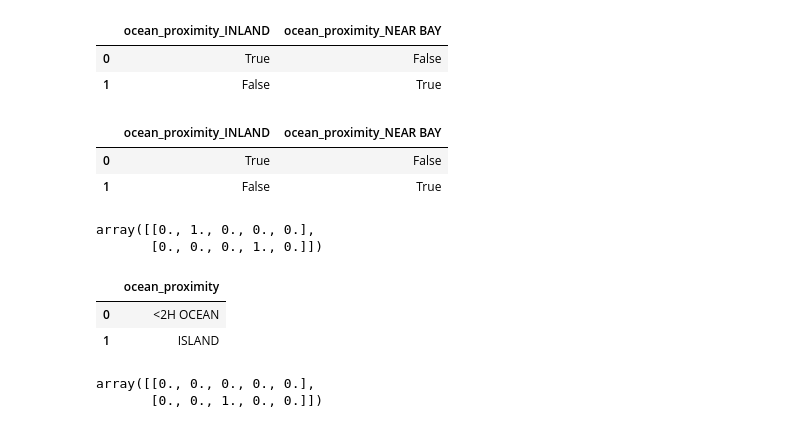
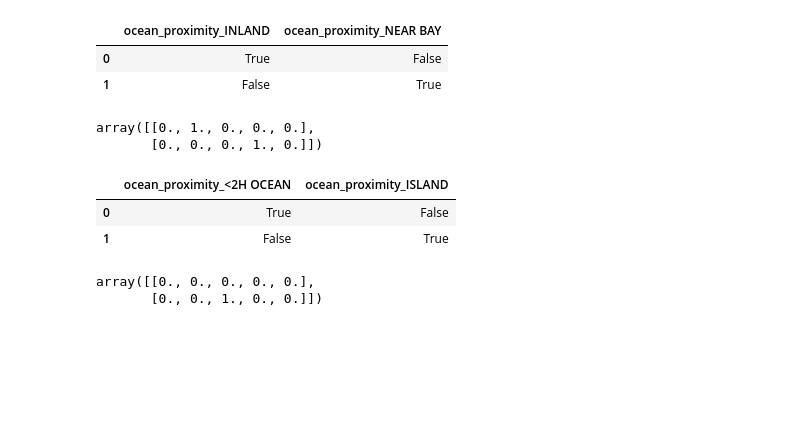
Before and after one commit to amlei/handson-ml3, a Jupyter notebook: 02_end_to_end_machine_learning_project.ipynb, the cells around one changed output. Cells and saved outputs as stored; diff of their text form; code cells hidden in the pictures; blank space fills up the shorter version.

```diff
--- a/02_end_to_end_machine_learning_project.ipynb
+++ b/02_end_to_end_machine_learning_project.ipynb
@@ -705,14 +655,6 @@ pd.get_dummies(df_test)
 |  | ocean_proximity_INLAND | ocean_proximity_NEAR BAY |
 | 0 | True | False |
 | 1 | False | True |
-# %%
-# 将每个分类特征转换为独热表示，每个类别有一个二元特征
-df_test = pd.DataFrame({"ocean_proximity": ["INLAND", "NEAR BAY"]})
-pd.get_dummies(df_test)
-# %% [output]
-|  | ocean_proximity_INLAND | ocean_proximity_NEAR BAY |
-| 0 | True | False |
-| 1 | False | True |
 # %%
 cat_encoder.transform(df_test)
 # %% [output]
@@ -720,11 +662,11 @@ array([[0., 1., 0., 0., 0.],
        [0., 0., 0., 1., 0.]])
 # %%
 df_test_unknown = pd.DataFrame({"ocean_proximity": ["<2H OCEAN", "ISLAND"]})
-df_test_unknown
+pd.get_dummies(df_test_unknown)
 # %% [output]
-|  | ocean_proximity |
-| 0 | <2H OCEAN |
-| 1 | ISLAND |
+|  | ocean_proximity_<2H OCEAN | ocean_proximity_ISLAND |
+| 0 | True | False |
+| 1 | False | True |
 # %%
 cat_encoder.handle_unknown = "ignore"
 cat_encoder.transform(df_test_unknown)
```
Also changed, not shown: parts of 57 cells of this notebook, 4 other files.
